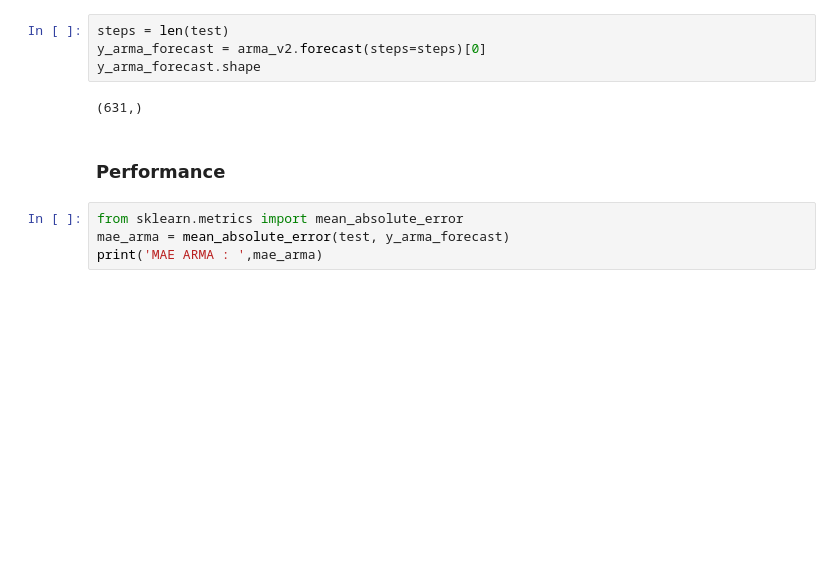
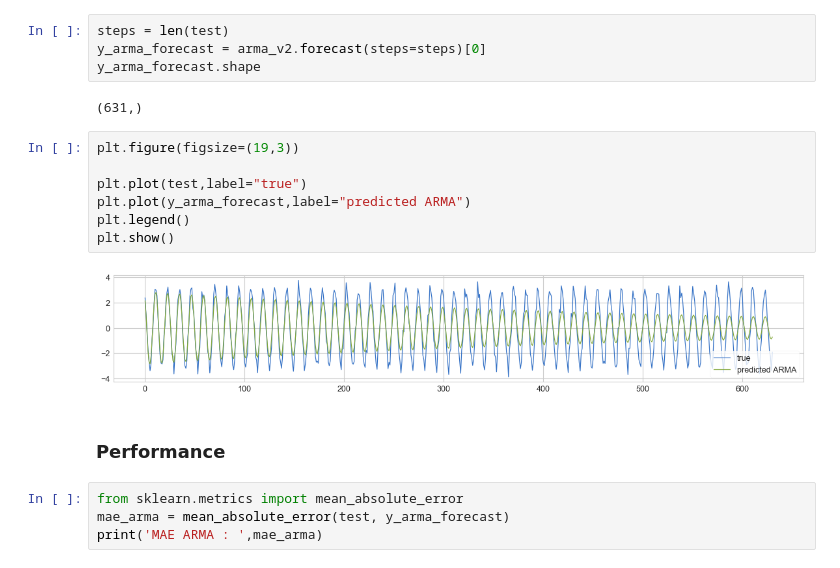
Before and after one commit to Arorazafin/ML-Supvervised-TimeSeries-LSTM, a Jupyter notebook: ts-climateChange.ipynb, the cells around one changed output. Saved outputs shown, nothing was run; the diff lists cells and outputs as text; blank space fills up the shorter version.

```diff
--- a/ts-climateChange.ipynb
+++ b/ts-climateChange.ipynb
@@ -525,6 +514,15 @@ y_arma_forecast = arma_v2.forecast(steps=steps)[0]
 y_arma_forecast.shape
 # %% [output]
 (631,)
+# %%
+plt.figure(figsize=(19,3))
+
+plt.plot(test,label="true")
+plt.plot(y_arma_forecast,label="predicted ARMA")
+plt.legend()
+plt.show()
+# %% [output]
+[figure, added]
 # %% [markdown]
 ### Performance
 # %%
```
Also changed, not shown: parts of 47 cells of this notebook.
